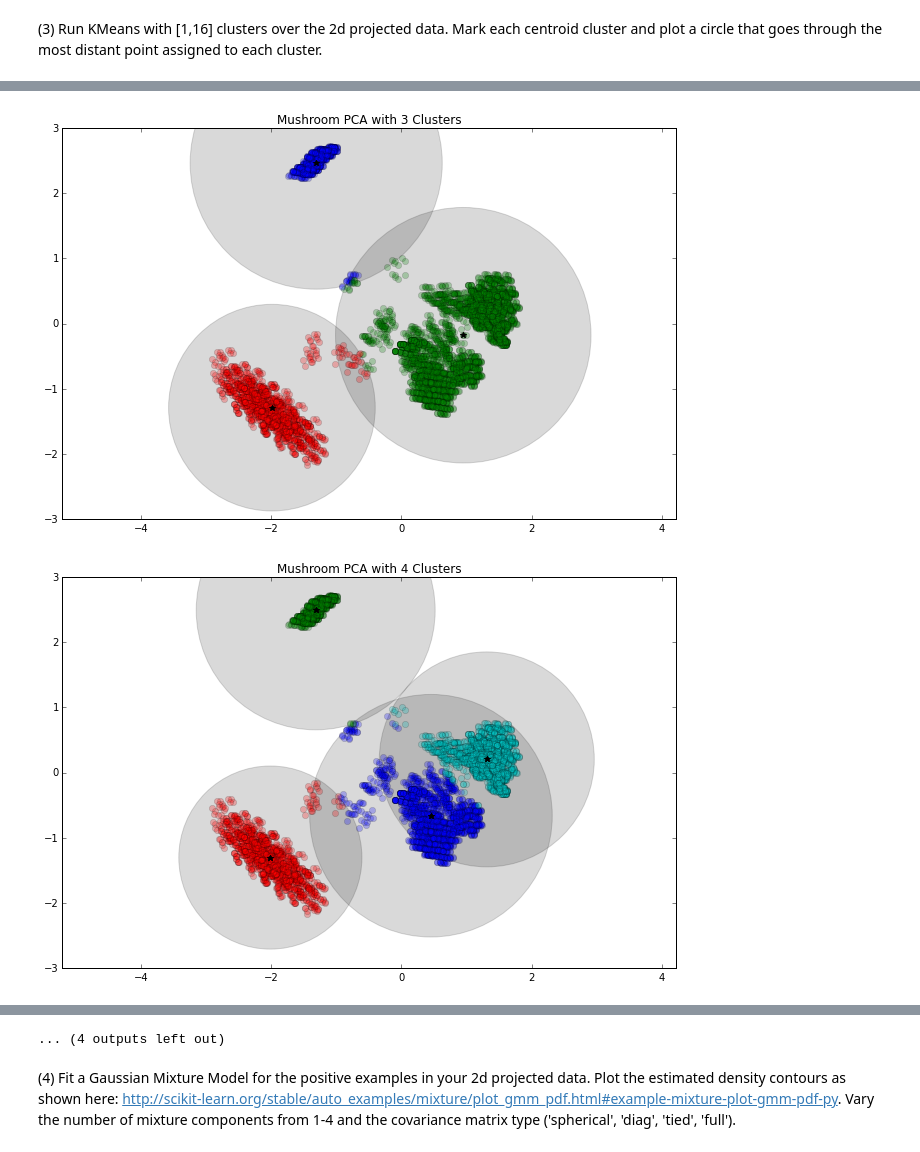
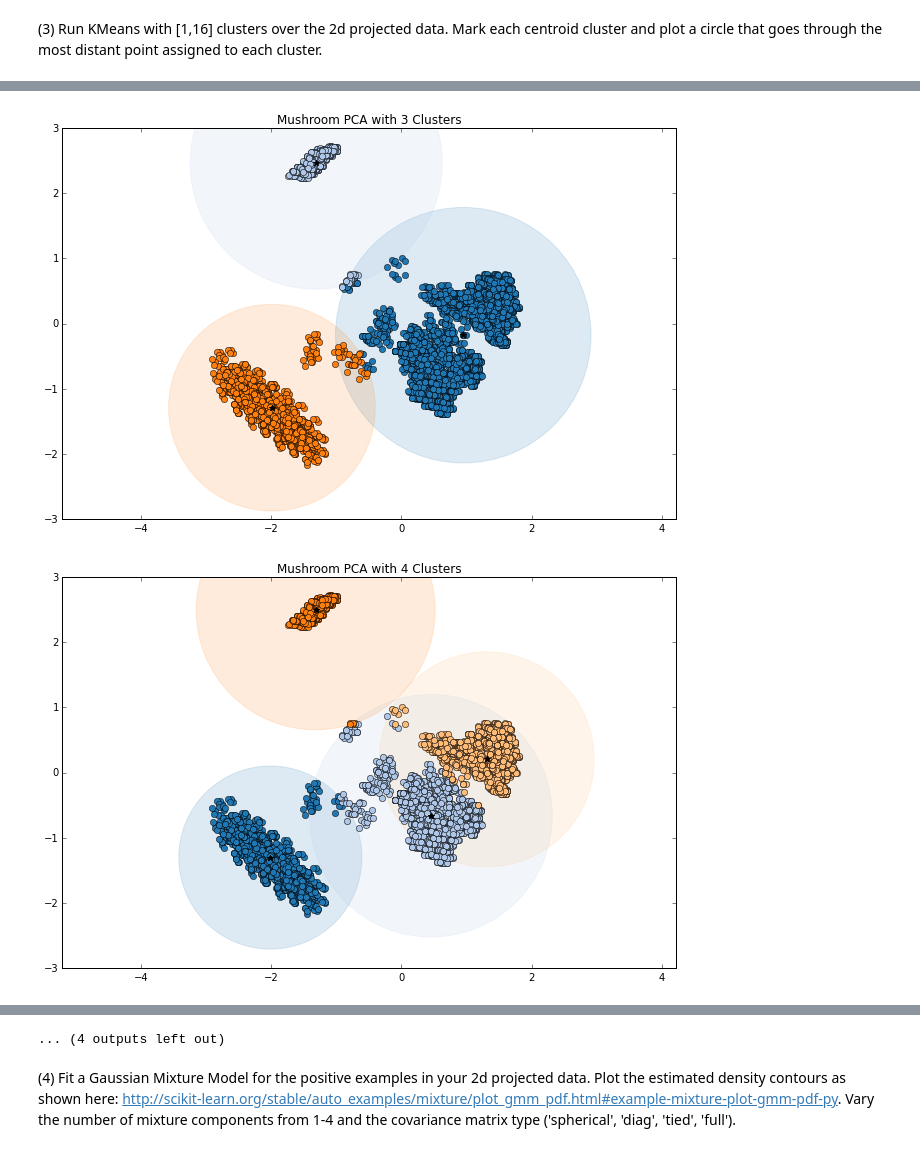
Before and after one commit to jphilippou27/MachineLearning, a Jupyter notebook: Jennifer_Philippou_p3.ipynb, the cells around one changed output, grey strips where cells are left out. Drawn from its saved outputs; the diff is of its cells as text; code cells hidden in the pictures.

```diff
--- a/Jennifer_Philippou_p3.ipynb
+++ b/Jennifer_Philippou_p3.ipynb
@@ -135,9 +135,15 @@ pca = PCA(n_components=2)
 pca.fit(train_data)
 train_2d_data = pca.transform(train_data)
 
-fig, axes = plt.subplots(4,4,figsize=(16,16))
-for n in range (1,5):
-    for m in range(0,len(matrix_type_list)):
+color_lst2 = ["#1f77b4","#aec7e8", "#ff7f0e","#ffbb78",
+              "#2ca02c","#98df8a","#d62728","#ff9896",
+              "#9467bd","#c5b0d5","#8c564b","#c49c94",
+              "#e377c2","#f7b6d2","#7f7f7f","#c7c7c7",
+              "#bcbd22","#dbdb8d","#17becf","#9edae5"]
+#color_lst = ["#393b79","#6b6ecf","#637939","#b5cf6b","#cedb9c","#8c6d31","#bd9e39","#e7ba52","#e7cb94","#843c39","#ad494a","#d6616b","#e7969c","#7b4173","#a55194","#ce6dbd", "#de9ed6"]
+#fig, axes = plt.subplots(4,4,figsize=(16,16))
+#for n in range (1,5):
+#    for m in range(0,len(matrix_type_list)):
 #run kmeans; try out some different k here
 for k in (k_values):
     #builds model
@@ -160,7 +166,7 @@ for k in (k_values):
     #fig, axes = plt.subplots(1,3,figsize=(10,10))
     #plot all datapoints
     for j in range(0,k+1):
-        plt.plot(df_graph[df_graph[:,0]==j,1], df_graph[df_graph[:,0]==j,2],marker='o',linestyle='', alpha =0.25) #must plot series separately, first subset to just not posionous, then grab (x,y) with x[:,0]and [:,1]
+        plt.plot(df_graph[df_graph[:,0]==j,1], df_graph[df_graph[:,0]==j,2],marker='o',linestyle='', color = color_lst2[j]) #must plot series separately, first subset to just not posionous, then grab (x,y) with x[:,0]and [:,1]
         #plot centers
     #add cluster centers to plot
     for f in range(0,k):
@@ -168,7 +174,7 @@ for k in (k_values):
         #reduce df_graph to just the datapoints in the cluster
         necessary_evil = df_graph[df_graph[:,0]==f]
         #find the max dist (radius) for each cluster
-        circle = plt.Circle((np.asarray(cluster_centers)[f,0],np.asarray(cluster_centers)[f,1]),color ="black", radius = np.max(necessary_evil[:,f+3]), alpha =0.15) #np.max(df_graph[df_graph[:,0]==f,f+3])
+        circle = plt.Circle((np.asarray(cluster_centers)[f,0],np.asarray(cluster_centers)[f,1]),color = color_lst2[f], radius = np.max(necessary_evil[:,f+3]), alpha =0.15) #np.max(df_graph[df_graph[:,0]==f,f+3])
         plt.axes().set_aspect('equal', 'datalim')#makes actual circles not ovals
         #plt.axis(xmin =-3, xmax=3, ymin=-3, ymax=3) #not sure this is still effective (???)
         plt.gca().add_artist(circle) #circles are weird and need a second plot
@@ -182,2 +188,2 @@ for k in (k_values):
-[figure, old version]
+[figure, new version]
-[figure, old version]
+[figure, new version]
```
Also changed, not shown: parts of 6 cells of this notebook.
